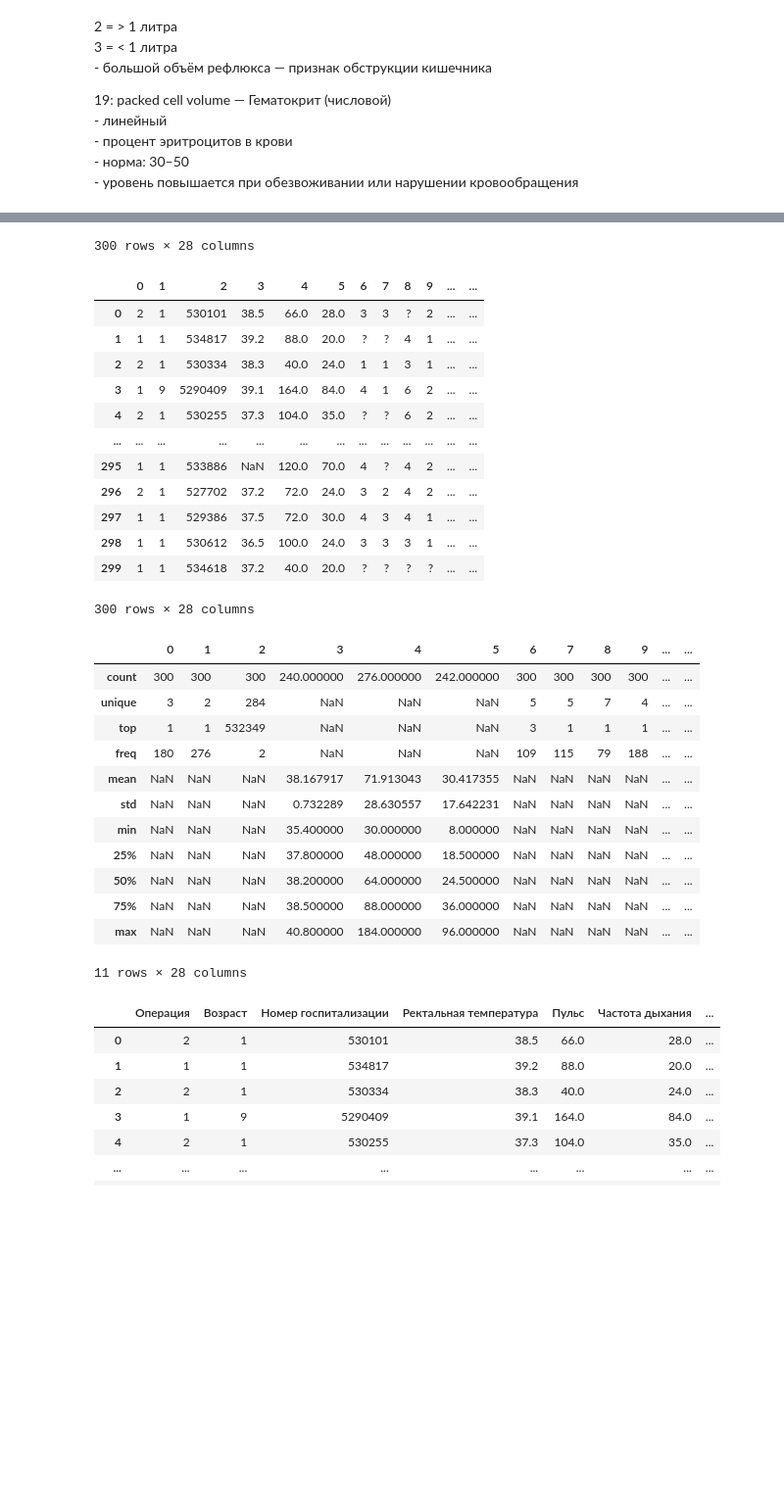
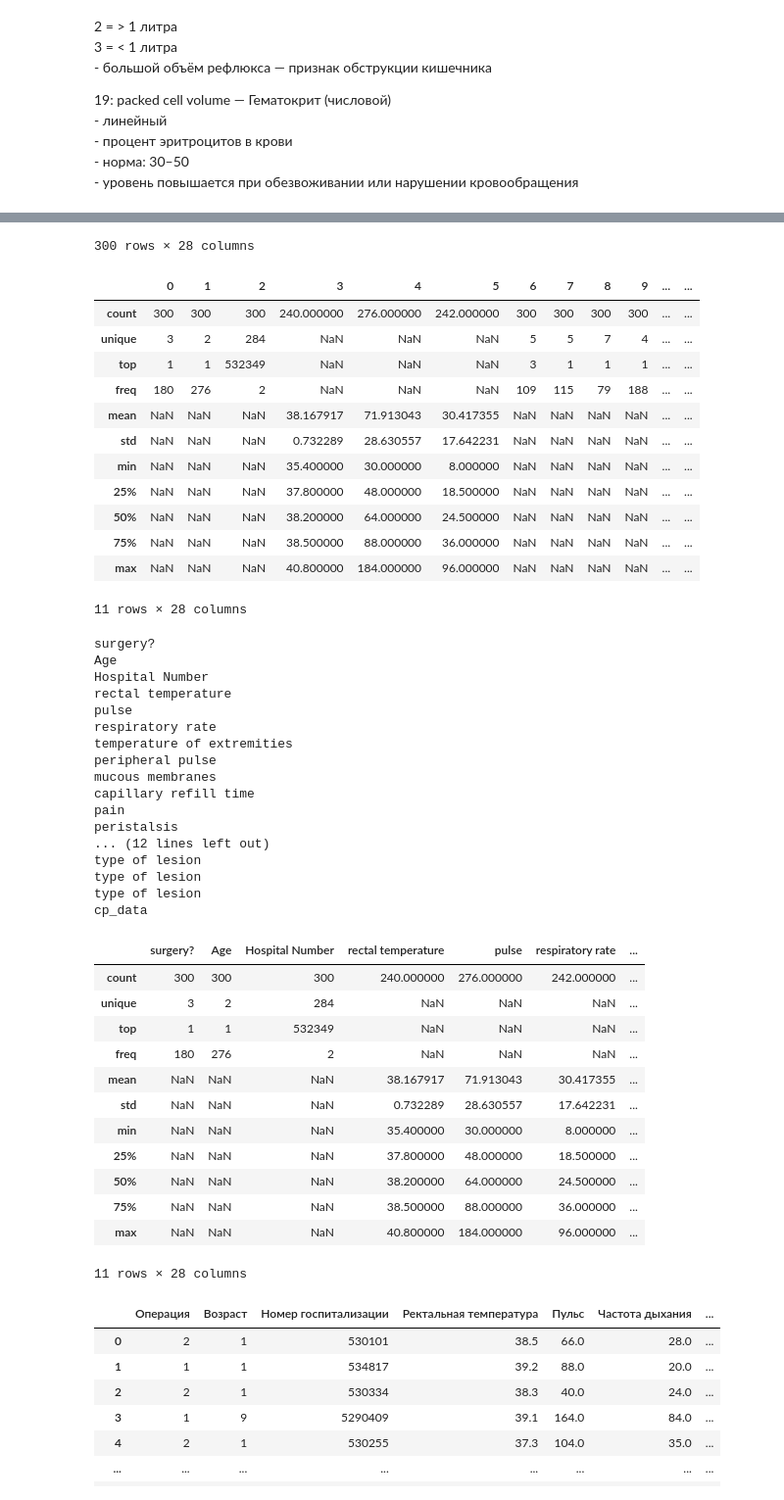
Before and after one commit to vasiliykireev/study-python, a Jupyter notebook: task-8/task-8.ipynb, the cells around one changed output, grey strips where cells are left out. Shown at 98% size. Saved outputs shown, nothing was run; the diff lists cells and outputs as text; code cells hidden in the pictures; blank space fills up the shorter version.

```diff
--- a/task-8/task-8.ipynb
+++ b/task-8/task-8.ipynb
@@ -633,13 +633,14 @@ def describe_data(df):
      return data
 # %%
 def rename_columns(df, attr):
-    print(attr['1'])
-    # for element in df:
+    for column in df:
+        df.rename(columns={column: attr[column]['label_ru']}, inplace=True)
+    display(df)
 # %%
 horses = prepare_data('horse_data.csv', attr, False)
 display(horses)
 described_horses = describe_data(horses)
 display(described_horses)
-# rename_columns(described_horses, attr)
+rename_columns(described_horses, attr)
 # %% [output]
 |  | 0 | 1 | 2 | 3 | 4 | 5 | 6 | 7 | 8 | 9 | ... | ... |
@@ -657,30 +658,47 @@ display(described_horses)
 300 rows × 28 columns
 |  | 0 | 1 | 2 | 3 | 4 | 5 | 6 | 7 | 8 | 9 | ... | ... |
-| 0 | 2 | 1 | 530101 | 38.5 | 66.0 | 28.0 | 3 | 3 | ? | 2 | ... | ... |
-| 1 | 1 | 1 | 534817 | 39.2 | 88.0 | 20.0 | ? | ? | 4 | 1 | ... | ... |
-| 2 | 2 | 1 | 530334 | 38.3 | 40.0 | 24.0 | 1 | 1 | 3 | 1 | ... | ... |
-| 3 | 1 | 9 | 5290409 | 39.1 | 164.0 | 84.0 | 4 | 1 | 6 | 2 | ... | ... |
-| 4 | 2 | 1 | 530255 | 37.3 | 104.0 | 35.0 | ? | ? | 6 | 2 | ... | ... |
-| ... | ... | ... | ... | ... | ... | ... | ... | ... | ... | ... | ... | ... |
-| 295 | 1 | 1 | 533886 | NaN | 120.0 | 70.0 | 4 | ? | 4 | 2 | ... | ... |
-| 296 | 2 | 1 | 527702 | 37.2 | 72.0 | 24.0 | 3 | 2 | 4 | 2 | ... | ... |
-| 297 | 1 | 1 | 529386 | 37.5 | 72.0 | 30.0 | 4 | 3 | 4 | 1 | ... | ... |
-| 298 | 1 | 1 | 530612 | 36.5 | 100.0 | 24.0 | 3 | 3 | 3 | 1 | ... | ... |
-| 299 | 1 | 1 | 534618 | 37.2 | 40.0 | 20.0 | ? | ? | ? | ? | ... | ... |
+| count | 300 | 300 | 300 | 240.000000 | 276.000000 | 242.000000 | 300 | 300 | 300 | 300 | ... | ... |
+| unique | 3 | 2 | 284 | NaN | NaN | NaN | 5 | 5 | 7 | 4 | ... | ... |
+| top | 1 | 1 | 532349 | NaN | NaN | NaN | 3 | 1 | 1 | 1 | ... | ... |
+| freq | 180 | 276 | 2 | NaN | NaN | NaN | 109 | 115 | 79 | 188 | ... | ... |
+| mean | NaN | NaN | NaN | 38.167917 | 71.913043 | 30.417355 | NaN | NaN | NaN | NaN | ... | ... |
+| std | NaN | NaN | NaN | 0.732289 | 28.630557 | 17.642231 | NaN | NaN | NaN | NaN | ... | ... |
+| min | NaN | NaN | NaN | 35.400000 | 30.000000 | 8.000000 | NaN | NaN | NaN | NaN | ... | ... |
+| 25% | NaN | NaN | NaN | 37.800000 | 48.000000 | 18.500000 | NaN | NaN | NaN | NaN | ... | ... |
+| 50% | NaN | NaN | NaN | 38.200000 | 64.000000 | 24.500000 | NaN | NaN | NaN | NaN | ... | ... |
+| 75% | NaN | NaN | NaN | 38.500000 | 88.000000 | 36.000000 | NaN | NaN | NaN | NaN | ... | ... |
+| max | NaN | NaN | NaN | 40.800000 | 184.000000 | 96.000000 | NaN | NaN | NaN | NaN | ... | ... |
-300 rows × 28 columns
+11 rows × 28 columns
+surgery?
+Age
+Hospital Number
+rectal temperature
+pulse
+respiratory rate
+temperature of extremities
+peripheral pulse
+mucous membranes
+capillary refill time
+pain
+peristalsis
+... (12 lines left out)
+type of lesion
+type of lesion
+type of lesion
+cp_data
-|  | 0 | 1 | 2 | 3 | 4 | 5 | 6 | 7 | 8 | 9 | ... | ... |
-| count | 300 | 300 | 300 | 240.000000 | 276.000000 | 242.000000 | 300 | 300 | 300 | 300 | ... | ... |
-| unique | 3 | 2 | 284 | NaN | NaN | NaN | 5 | 5 | 7 | 4 | ... | ... |
-| top | 1 | 1 | 532349 | NaN | NaN | NaN | 3 | 1 | 1 | 1 | ... | ... |
-| freq | 180 | 276 | 2 | NaN | NaN | NaN | 109 | 115 | 79 | 188 | ... | ... |
-| mean | NaN | NaN | NaN | 38.167917 | 71.913043 | 30.417355 | NaN | NaN | NaN | NaN | ... | ... |
-| std | NaN | NaN | NaN | 0.732289 | 28.630557 | 17.642231 | NaN | NaN | NaN | NaN | ... | ... |
-| min | NaN | NaN | NaN | 35.400000 | 30.000000 | 8.000000 | NaN | NaN | NaN | NaN | ... | ... |
-| 25% | NaN | NaN | NaN | 37.800000 | 48.000000 | 18.500000 | NaN | NaN | NaN | NaN | ... | ... |
-| 50% | NaN | NaN | NaN | 38.200000 | 64.000000 | 24.500000 | NaN | NaN | NaN | NaN | ... | ... |
-| 75% | NaN | NaN | NaN | 38.500000 | 88.000000 | 36.000000 | NaN | NaN | NaN | NaN | ... | ... |
-| max | NaN | NaN | NaN | 40.800000 | 184.000000 | 96.000000 | NaN | NaN | NaN | NaN | ... | ... |
+|  | surgery? | Age | Hospital Number | rectal temperature | pulse | respiratory rate | ... |
+| count | 300 | 300 | 300 | 240.000000 | 276.000000 | 242.000000 | ... |
+| unique | 3 | 2 | 284 | NaN | NaN | NaN | ... |
+| top | 1 | 1 | 532349 | NaN | NaN | NaN | ... |
+| freq | 180 | 276 | 2 | NaN | NaN | NaN | ... |
+| mean | NaN | NaN | NaN | 38.167917 | 71.913043 | 30.417355 | ... |
+| std | NaN | NaN | NaN | 0.732289 | 28.630557 | 17.642231 | ... |
+| min | NaN | NaN | NaN | 35.400000 | 30.000000 | 8.000000 | ... |
+| 25% | NaN | NaN | NaN | 37.800000 | 48.000000 | 18.500000 | ... |
+| 50% | NaN | NaN | NaN | 38.200000 | 64.000000 | 24.500000 | ... |
+| 75% | NaN | NaN | NaN | 38.500000 | 88.000000 | 36.000000 | ... |
+| max | NaN | NaN | NaN | 40.800000 | 184.000000 | 96.000000 | ... |
-11 rows × 28 columns
+11 rows × 28 columns
 # %%
 # attributes_ru = [
 #     'Операция',
```
Also changed, not shown: parts of 1 cell of this notebook.
